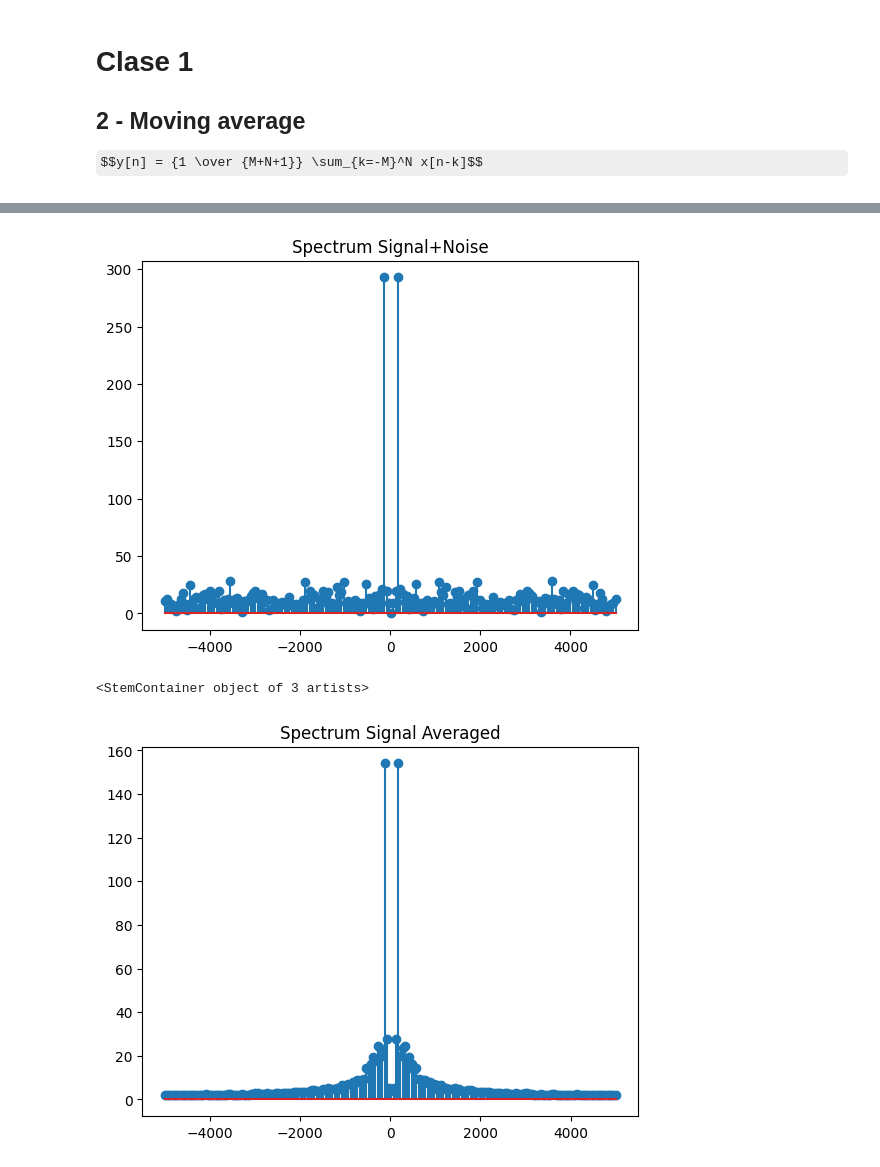
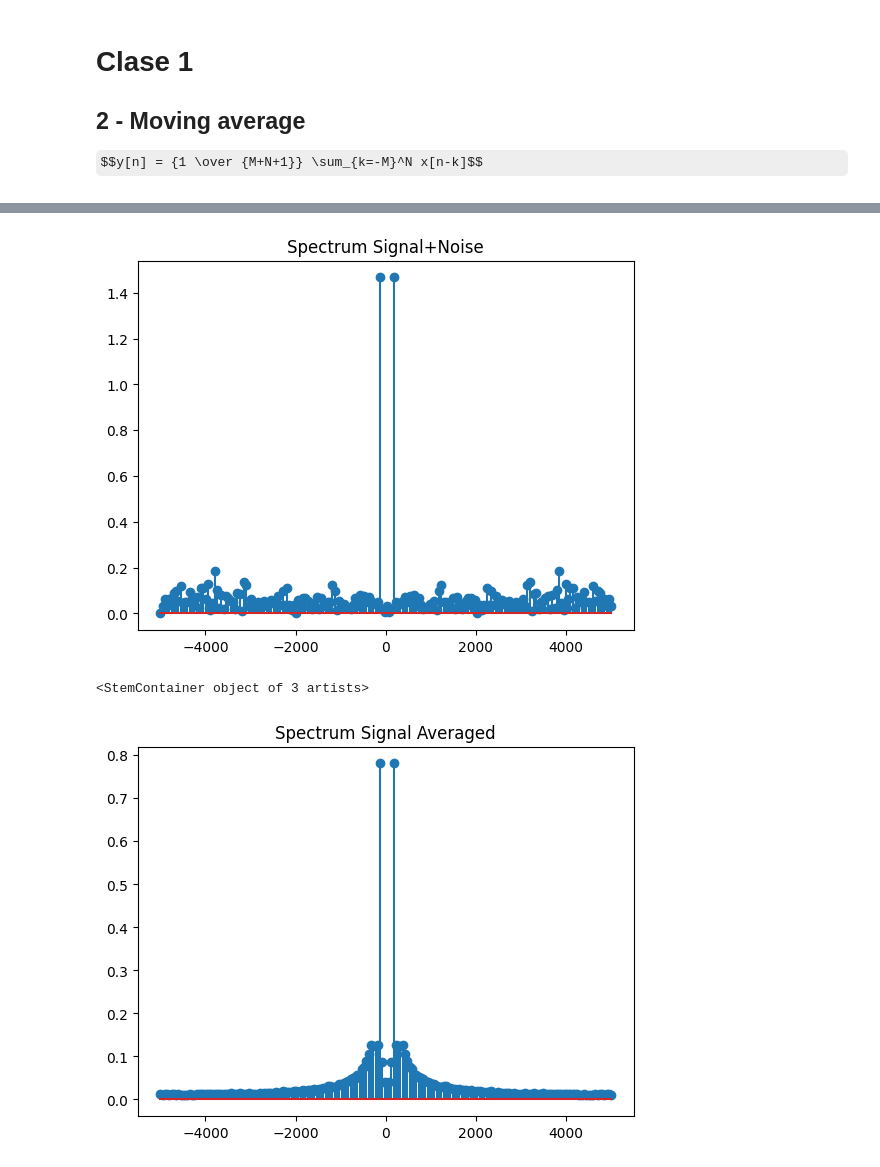
Before and after one commit to enriquezmartin/pes-utn-fra, a Jupyter notebook: python-notebooks/0-convolucion/1-moving_average.ipynb, the cells around one changed output, grey strips where cells are left out. Saved outputs shown, nothing was run; the diff lists cells and outputs as text; code cells hidden in the pictures; some formulas as TeX source.

```diff
--- a/python-notebooks/0-convolucion/1-moving_average.ipynb
+++ b/python-notebooks/0-convolucion/1-moving_average.ipynb
@@ -44,15 +44,15 @@ plt.plot(t,avg)
 # %%
 f = np.linspace(-Fs/2,Fs/2,N)
 
-spec_sig_noise = abs(np.fft.fftshift(fft(sig_noise)))
-spec_avg = abs(np.fft.fftshift(fft(avg)))
+spec_sig_noise = abs(np.fft.fftshift(fft(sig_noise)))/N
+spec_avg = abs(np.fft.fftshift(fft(avg)))/N
 
 plt.title("Spectrum Signal+Noise")
 plt.stem(f,(spec_sig_noise))
 plt.show()
 plt.title("Spectrum Signal Averaged")
 plt.stem(f,spec_avg)
 # %% [output]
-[figure, old version]
+[figure, new version]
 <StemContainer object of 3 artists>
-[figure, old version]
+[figure, new version]
```
Also changed, not shown: parts of 2 cells of this notebook, 8 other files.
